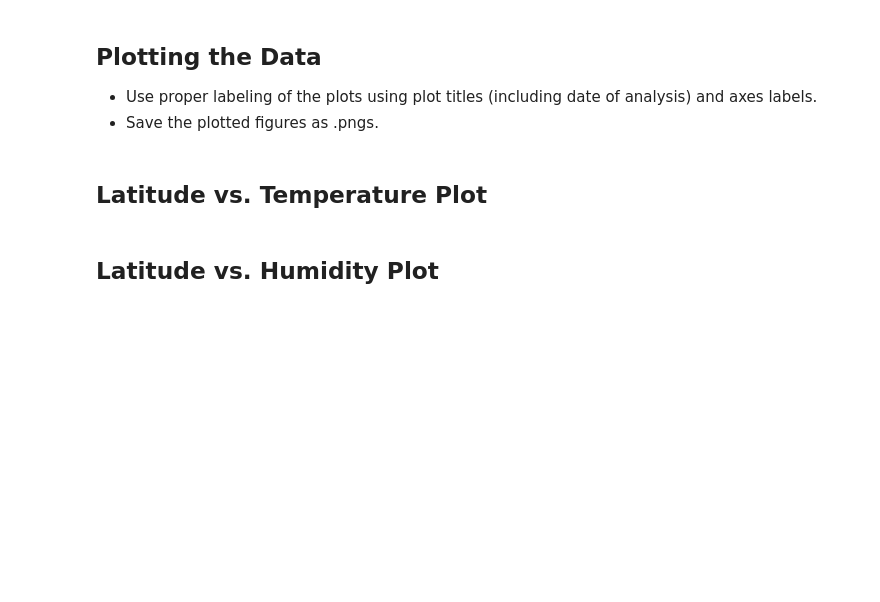
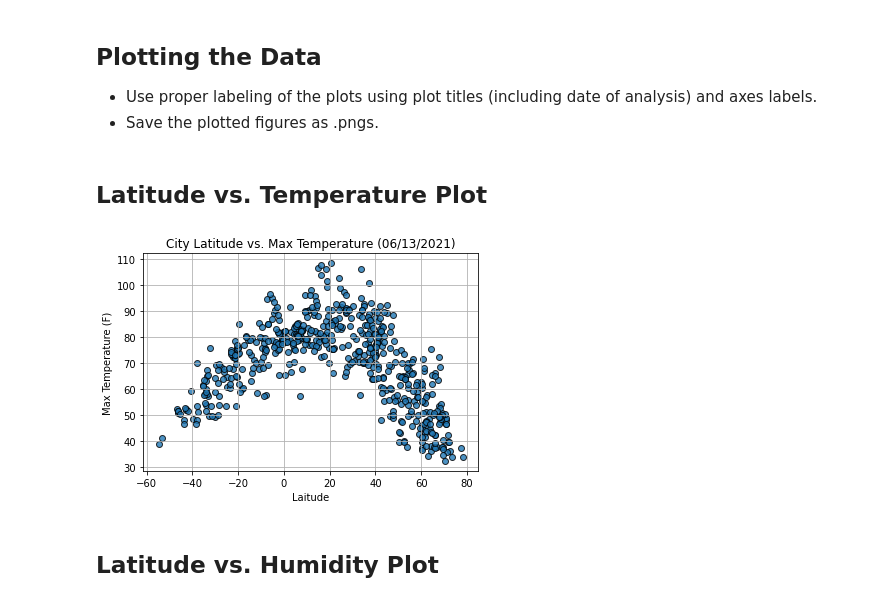
Before and after one commit to emansuetti/Python_API_Challenge, a Jupyter notebook: WeatherPy.ipynb, the cells around one changed output. Drawn from its saved outputs; the diff is of its cells as text; code cells hidden in the pictures; blank space fills up the shorter version.

Commit message:
Added csv and images files, jupyter notebook in progress

```diff
--- a/WeatherPy.ipynb
+++ b/WeatherPy.ipynb
@@ -105,3 +125,8 @@ city_db.append({"City": city, "Lat": city_lat, "Lng": city_lng, "Max Temp": city
 ### Convert Raw Data to DataFrame
 * Export the city data into a .csv.
 * Display the DataFrame
+# %%
+city_data = pd.DataFrame({"City" : city_name_list, "Cloudiness" : cloudiness_list,"Country" : country_list,
+                        "Date" : date_list, "Humidity" : humidity_list, "Lat" : lat_list, "Lng" : lng_list,
+                        "Max Temp" : max_temp_list, "Wind Speed" : wind_speed_list})
+city_data
@@ -112,2 +165,4 @@ Skip this step if there are no cities that have humidity > 100%.
 # %%
 #  Get the indices of cities that have humidity over 100%.
+city_weather_humid = city_data[(city_data["Humidity"] > 100)].index
+city_weather_humid
@@ -114,3 +171,6 @@ Skip this step if there are no cities that have humidity > 100%.
 # %%
 # Make a new DataFrame equal to the city data to drop all humidity outliers by index.
 # Passing "inplace=False" will make a copy of the city_data DataFrame, which we call "clean_city_data".
+clean_city_data = city_data.drop(city_weather_humid, inplace=False)
+
+clean_city_data.head()
@@ -120,5 +187,26 @@ Skip this step if there are no cities that have humidity > 100%.
 * Save the plotted figures as .pngs.
 # %% [markdown]
 ## Latitude vs. Temperature Plot
+# %%
+# Latitude vs. Temperature Plot
+plt.scatter(clean_city_data["Lat"], clean_city_data["Max Temp"], edgecolor="black", linewidths=1, marker="o",
+            alpha=0.8, label="Cities")
+
+# Set title
+plt.title("City Latitude vs. Max Temperature (06/13/2021)")
+
+# Set x axis label
+plt.xlabel("Laitude")
+
+# Set y axis label
+plt.ylabel("Max Temperature (F)")
+
+# Set grid line
+plt.grid(True)
+
+# Save as .pngs
+plt.savefig("Images/City Latitude vs Max Temperature.png")
+# %% [output]
+[figure, added]
 # %% [markdown]
 ## Latitude vs. Humidity Plot
```
Also changed, not shown: parts of 12 cells of this notebook, 5 other files.
